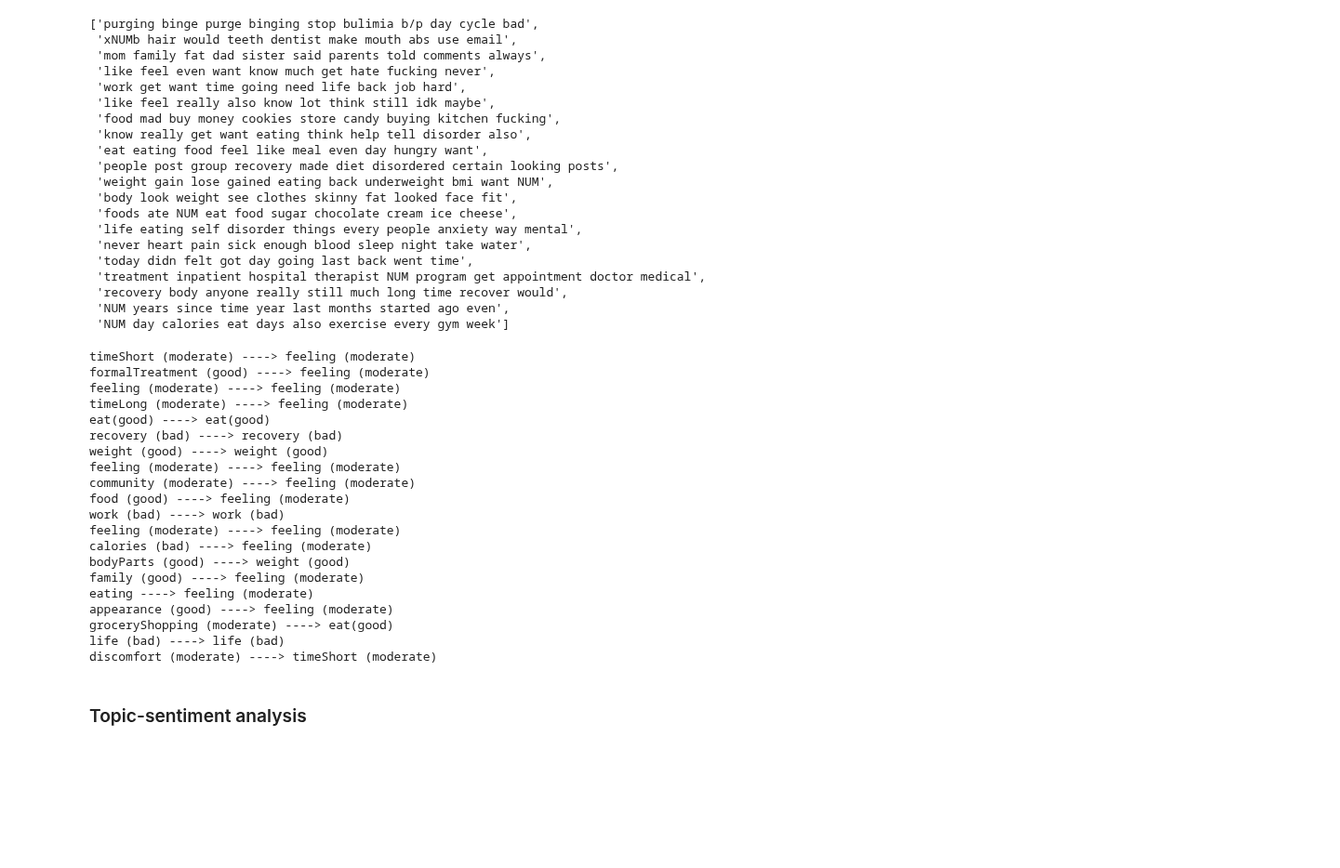
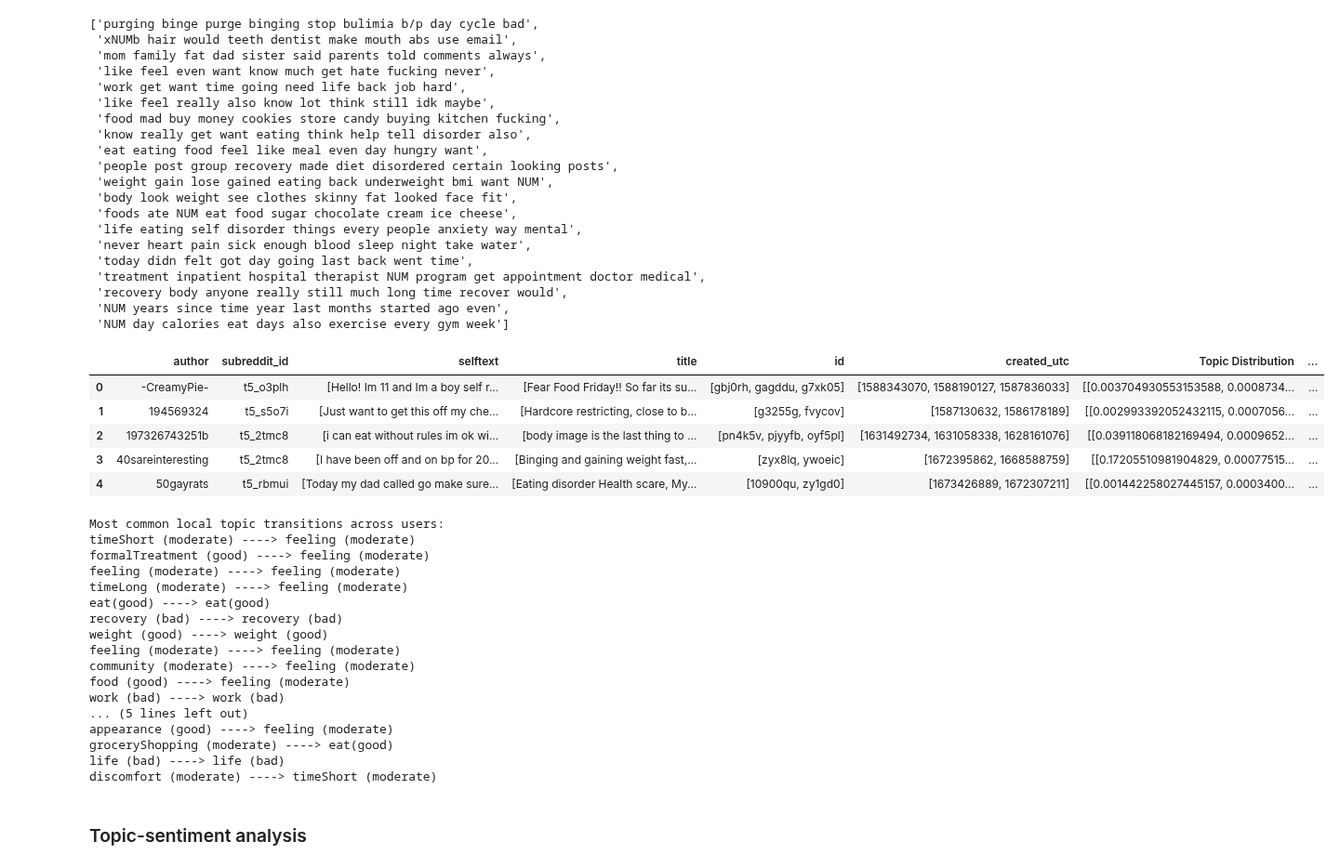
Before and after one commit to nguyentr17/cs685-narrative-analysis, a Jupyter notebook: topic-modeling/script/lmw_result.ipynb, the cells around one changed output. Shown at 93% size. Drawn from its saved outputs; the diff is of its cells as text; code cells hidden in the pictures; blank space fills up the shorter version.

```diff
--- a/topic-modeling/script/lmw_result.ipynb
+++ b/topic-modeling/script/lmw_result.ipynb
@@ -144,19 +144,24 @@ topic_label
 # %%
 topic_distributions = lmw.load_topic_distributions(output_directory_path + "/mallet.topic_distributions." + str(num_topics))
 
 # Get the most probable topic and topic distribution for each document ----
-most_prob, topics = [], []
-for doc in range(len(topic_distributions)):
-    item = topic_distributions[doc]
-    most_prob.append(item.index(max(item)))
-    topics.append(item)
+most_prob = [np.argmax(d) for d in topic_distributions]
 
 # Get the most probable topic and topic distribution for each document (grouped by user) ----
 most_prob_grouped, prob_grouped = [], []
 for group in groupings:
     most_prob_grouped.append([most_prob[i] for i in group])
-    prob_grouped.append([topics[i] for i in group])
+    prob_grouped.append([topic_distributions[i] for i in group])
 
 positive_users['Topic Distribution'] = prob_grouped
+positive_users['most_probable_topic'] = most_prob_grouped
+positive_users.head(5)
+# %% [output]
+|  | author | subreddit_id | selftext | title | id | created_utc | Topic Distribution | ... |
+| 0 | -CreamyPie- | t5_o3plh | [Hello! Im 11 and Im a boy self r... | [Fear Food Friday!! So far its su... | [gbj0rh, gagddu, g7xk05] | [1588343070, 1588190127, 1587836033] | [[0.003704930553153588, 0.0008734... | ... |
+| 1 | 194569324 | t5_s5o7i | [Just want to get this off my che... | [Hardcore restricting, close to b... | [g3255g, fvycov] | [1587130632, 1586178189] | [[0.002993392052432115, 0.0007056... | ... |
+| 2 | 197326743251b | t5_2tmc8 | [i can eat without rules im ok wi... | [body image is the last thing to ... | [pn4k5v, pjyyfb, oyf5pl] | [1631492734, 1631058338, 1628161076] | [[0.039118068182169494, 0.0009652... | ... |
+| 3 | 40sareinteresting | t5_2tmc8 | [I have been off and on bp for 20... | [Binging and gaining weight fast,... | [zyx8lq, ywoeic] | [1672395862, 1668588759] | [[0.17205510981904829, 0.00077515... | ... |
+| 4 | 50gayrats | t5_rbmui | [Today my dad called go make sure... | [Eating disorder Health scare, My... | [10900qu, zy1gd0] | [1673426889, 1672307211] | [[0.001442258027445157, 0.0003400... | ... |
 # %%
 # Get the most probable topic and topic distribution for each document (ungrouped) ----
@@ -243,6 +248,7 @@ print('Most common local topic transitions across users:')
 for topic in max_top_freq:
     print(topic_label[str(topic)][0], "---->", topic_label[str(max(max_top_freq[topic], key=max_top_freq[topic].get))][0])
 # %% [output]
+Most common local topic transitions across users:
 timeShort (moderate) ----> feeling (moderate)
 formalTreatment (good) ----> feeling (moderate)
 feeling (moderate) ----> feeling (moderate)
@@ -254,11 +260,7 @@ feeling (moderate) ----> feeling (moderate)
 community (moderate) ----> feeling (moderate)
 food (good) ----> feeling (moderate)
 work (bad) ----> work (bad)
-feeling (moderate) ----> feeling (moderate)
-calories (bad) ----> feeling (moderate)
-bodyParts (good) ----> weight (good)
-family (good) ----> feeling (moderate)
-eating ----> feeling (moderate)
+... (5 lines left out)
 appearance (good) ----> feeling (moderate)
 groceryShopping (moderate) ----> eat(good)
 life (bad) ----> life (bad)
```
Also changed, not shown: parts of 5 cells of this notebook, 1 other file.
